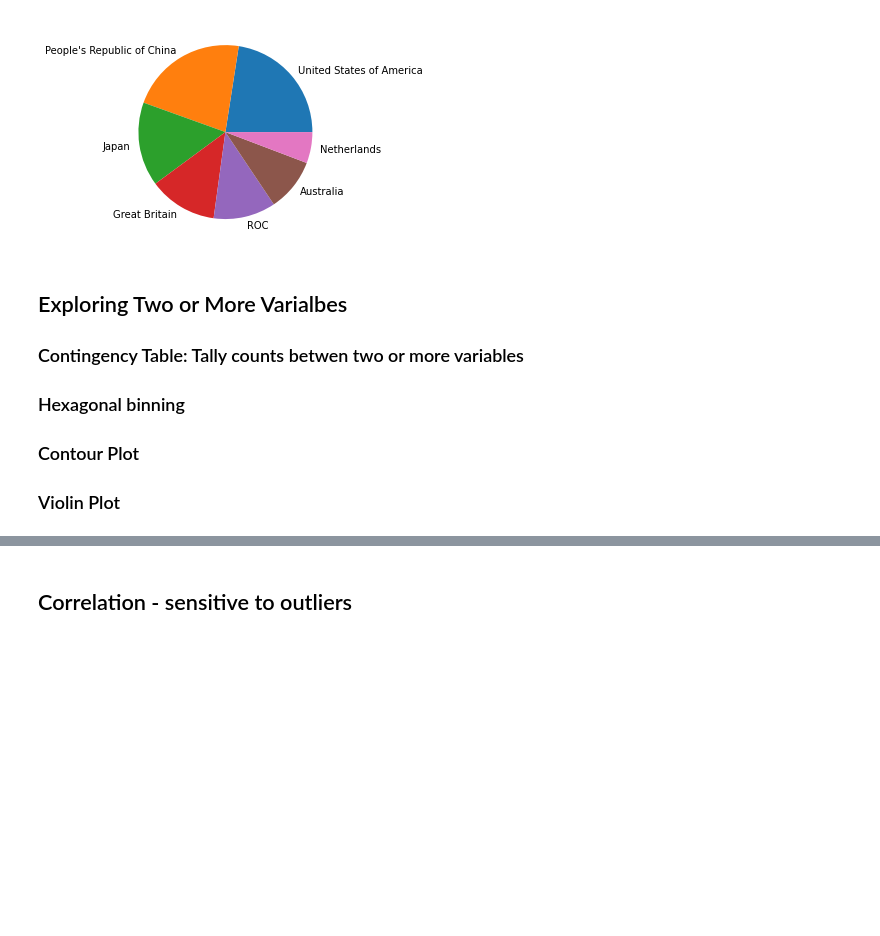
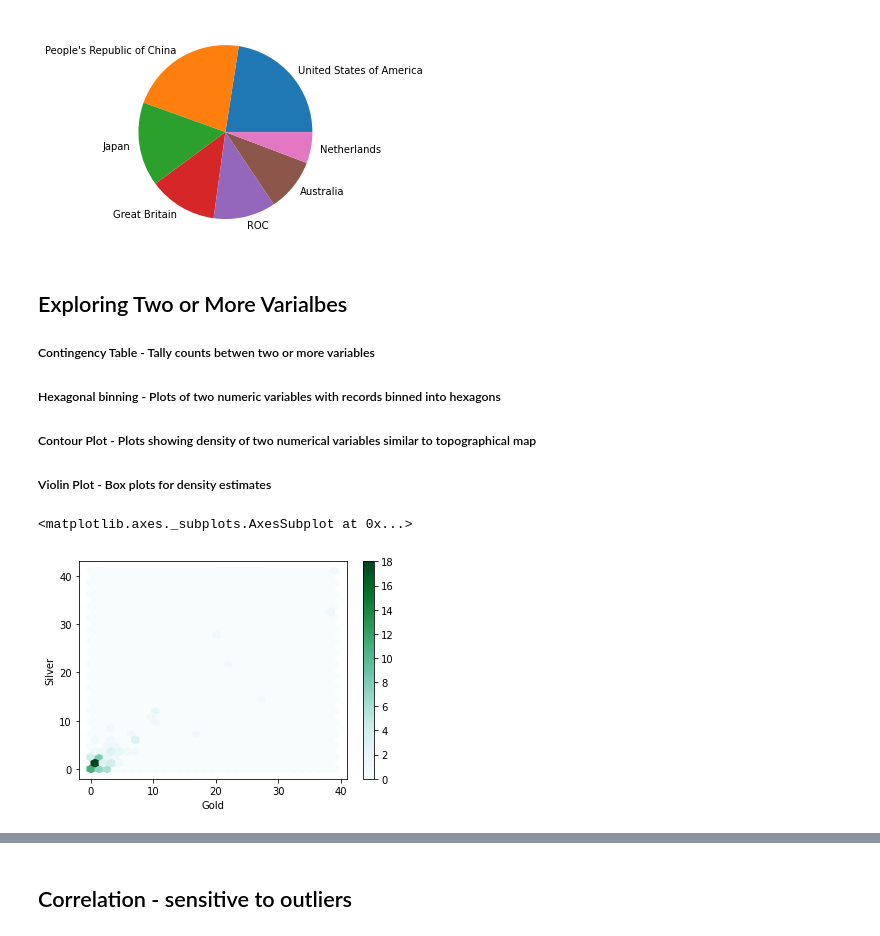
Before and after one commit to hjn14133/STAT, a Jupyter notebook: Practical_STAT_EDA_Tokyo_Olympics.ipynb, the cells around one changed output, grey strips where cells are left out. Cells and saved outputs as stored; diff of their text form; code cells hidden in the pictures; blank space fills up the shorter version.

```diff
--- a/Practical_STAT_EDA_Tokyo_Olympics.ipynb
+++ b/Practical_STAT_EDA_Tokyo_Olympics.ipynb
@@ -191,7 +191,14 @@ plt.pie(medal_count.iloc[:7, :]["Gold"], labels = medal_count.iloc[:7, :]['Team/
 [figure]
 # %% [markdown]
 ## Exploring Two or More Varialbes
-### Contingency Table: Tally counts betwen two or more variables
-### Hexagonal binning
-### Contour Plot
-### Violin Plot
+##### Contingency Table - Tally counts betwen two or more variables
+##### Hexagonal binning - Plots of two numeric variables with records binned into hexagons
+
+##### Contour Plot - Plots showing density of two numerical variables similar to topographical map
+##### Violin Plot - Box plots for density estimates
+# %%
+# Hexagonal Binning - Works great with tons of data
+medal_count.plot.hexbin(x='Gold', y='Silver', gridsize = 30, sharex = False)
+# %% [output]
+<matplotlib.axes._subplots.AxesSubplot at 0x...>
+[figure, added]
```
Also changed, not shown: parts of 4 cells of this notebook.
